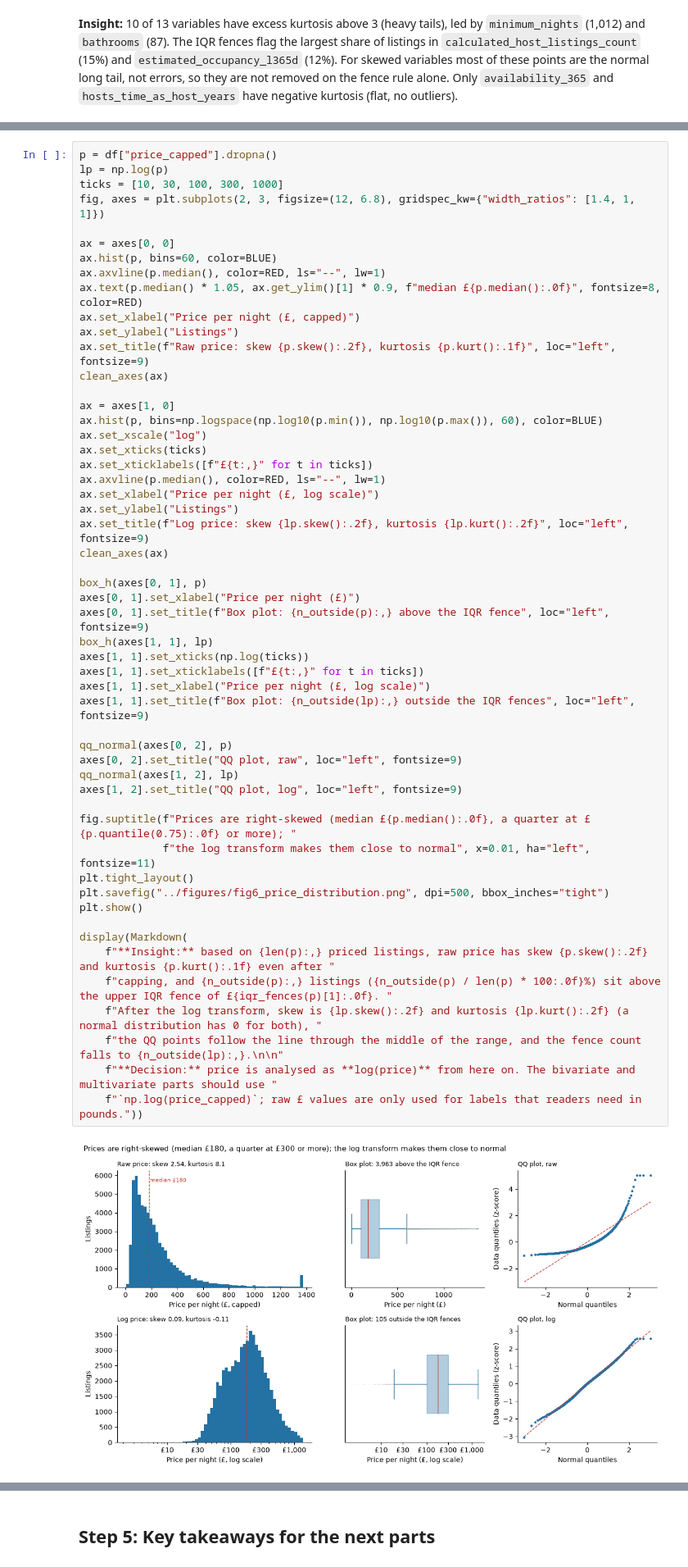
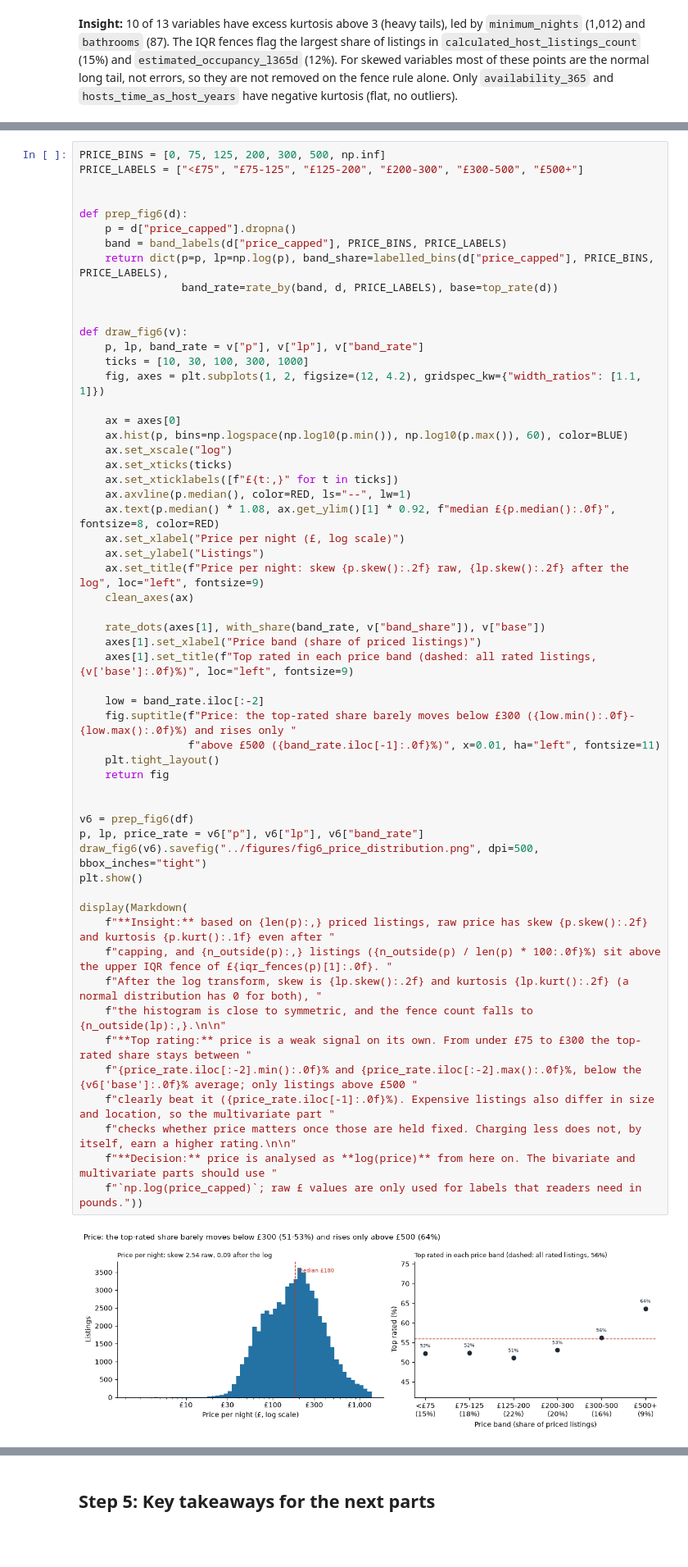
Before and after one commit to varunavy/data230-london-airbnb, a Jupyter notebook: notebooks/02_univariate_ngoc.ipynb, the cells around one changed output, grey strips where cells are left out. Shown at 82% size. Cells and saved outputs as stored; diff of their text form; blank space fills up the shorter version.

```diff
--- a/notebooks/02_univariate_ngoc.ipynb
+++ b/notebooks/02_univariate_ngoc.ipynb
@@ -181,55 +253,58 @@ Uses `price_capped` (top 1% capped in cleaning). Price is missing for 32.8% of l
 # %%
-p = df["price_capped"].dropna()
-lp = np.log(p)
-ticks = [10, 30, 100, 300, 1000]
-fig, axes = plt.subplots(2, 3, figsize=(12, 6.8), gridspec_kw={"width_ratios": [1.4, 1, 1]})
+PRICE_BINS = [0, 75, 125, 200, 300, 500, np.inf]
+PRICE_LABELS = ["<£75", "£75-125", "£125-200", "£200-300", "£300-500", "£500+"]
 
-ax = axes[0, 0]
-ax.hist(p, bins=60, color=BLUE)
-ax.axvline(p.median(), color=RED, ls="--", lw=1)
-ax.text(p.median() * 1.05, ax.get_ylim()[1] * 0.9, f"median £{p.median():.0f}", fontsize=8, color=RED)
-ax.set_xlabel("Price per night (£, capped)")
-ax.set_ylabel("Listings")
-ax.set_title(f"Raw price: skew {p.skew():.2f}, kurtosis {p.kurt():.1f}", loc="left", fontsize=9)
-clean_axes(ax)
 
-ax = axes[1, 0]
-ax.hist(p, bins=np.logspace(np.log10(p.min()), np.log10(p.max()), 60), color=BLUE)
-ax.set_xscale("log")
-ax.set_xticks(ticks)
-ax.set_xticklabels([f"£{t:,}" for t in ticks])
-ax.axvline(p.median(), color=RED, ls="--", lw=1)
-ax.set_xlabel("Price per night (£, log scale)")
-ax.set_ylabel("Listings")
-ax.set_title(f"Log price: skew {lp.skew():.2f}, kurtosis {lp.kurt():.2f}", loc="left", fontsize=9)
-clean_axes(ax)
+def prep_fig6(d):
+    p = d["price_capped"].dropna()
+    band = band_labels(d["price_capped"], PRICE_BINS, PRICE_LABELS)
+    return dict(p=p, lp=np.log(p), band_share=labelled_bins(d["price_capped"], PRICE_BINS, PRICE_LABELS),
+                band_rate=rate_by(band, d, PRICE_LABELS), base=top_rate(d))
 
-box_h(axes[0, 1], p)
-axes[0, 1].set_xlabel("Price per night (£)")
-axes[0, 1].set_title(f"Box plot: {n_outside(p):,} above the IQR fence", loc="left", fontsize=9)
-box_h(axes[1, 1], lp)
-axes[1, 1].set_xticks(np.log(ticks))
-axes[1, 1].set_xticklabels([f"£{t:,}" for t in ticks])
-axes[1, 1].set_xlabel("Price per night (£, log scale)")
-axes[1, 1].set_title(f"Box plot: {n_outside(lp):,} outside the IQR fences", loc="left", fontsize=9)
 
-qq_normal(axes[0, 2], p)
-axes[0, 2].set_title("QQ plot, raw", loc="left", fontsize=9)
-qq_normal(axes[1, 2], lp)
-axes[1, 2].set_title("QQ plot, log", loc="left", fontsize=9)
+def draw_fig6(v):
+    p, lp, band_rate = v["p"], v["lp"], v["band_rate"]
+    ticks = [10, 30, 100, 300, 1000]
+    fig, axes = plt.subplots(1, 2, figsize=(12, 4.2), gridspec_kw={"width_ratios": [1.1, 1]})
 
-fig.suptitle(f"Prices are right-skewed (median £{p.median():.0f}, a quarter at £{p.quantile(0.75):.0f} or more); "
-             f"the log transform makes them close to normal", x=0.01, ha="left", fontsize=11)
-plt.tight_layout()
-plt.savefig("../figures/fig6_price_distribution.png", dpi=500, bbox_inches="tight")
+    ax = axes[0]
+    ax.hist(p, bins=np.logspace(np.log10(p.min()), np.log10(p.max()), 60), color=BLUE)
+    ax.set_xscale("log")
+    ax.set_xticks(ticks)
+    ax.set_xticklabels([f"£{t:,}" for t in ticks])
+    ax.axvline(p.median(), color=RED, ls="--", lw=1)
+    ax.text(p.median() * 1.08, ax.get_ylim()[1] * 0.92, f"median £{p.median():.0f}", fontsize=8, color=RED)
+    ax.set_xlabel("Price per night (£, log scale)")
+    ax.set_ylabel("Listings")
+    ax.set_title(f"Price per night: skew {p.skew():.2f} raw, {lp.skew():.2f} after the log", loc="left", fontsize=9)
+    clean_axes(ax)
+
+    rate_dots(axes[1], with_share(band_rate, v["band_share"]), v["base"])
+    axes[1].set_xlabel("Price band (share of priced listings)")
+    axes[1].set_title(f"Top rated in each price band (dashed: all rated listings, {v['base']:.0f}%)", loc="left", fontsize=9)
+
+    low = band_rate.iloc[:-2]
+    fig.suptitle(f"Price: the top-rated share barely moves below £300 ({low.min():.0f}-{low.max():.0f}%) and rises only "
+                 f"above £500 ({band_rate.iloc[-1]:.0f}%)", x=0.01, ha="left", fontsize=11)
+    plt.tight_layout()
+    return fig
+
+
+v6 = prep_fig6(df)
+p, lp, price_rate = v6["p"], v6["lp"], v6["band_rate"]
+draw_fig6(v6).savefig("../figures/fig6_price_distribution.png", dpi=500, bbox_inches="tight")
 plt.show()
 
 display(Markdown(
     f"**Insight:** based on {len(p):,} priced listings, raw price has skew {p.skew():.2f} and kurtosis {p.kurt():.1f} even after "
     f"capping, and {n_outside(p):,} listings ({n_outside(p) / len(p) * 100:.0f}%) sit above the upper IQR fence of £{iqr_fences(p)[1]:.0f}. "
     f"After the log transform, skew is {lp.skew():.2f} and kurtosis {lp.kurt():.2f} (a normal distribution has 0 for both), "
-    f"the QQ points follow the line through the middle of the range, and the fence count falls to {n_outside(lp):,}.\n\n"
+    f"the histogram is close to symmetric, and the fence count falls to {n_outside(lp):,}.\n\n"
+    f"**Top rating:** price is a weak signal on its own. From under £75 to £300 the top-rated share stays between "
+    f"{price_rate.iloc[:-2].min():.0f}% and {price_rate.iloc[:-2].max():.0f}%, below the {v6['base']:.0f}% average; only listings above £500 "
+    f"clearly beat it ({price_rate.iloc[-1]:.0f}%). Expensive listings also differ in size and location, so the multivariate part "
+    f"checks whether price matters once those are held fixed. Charging less does not, by itself, earn a higher rating.\n\n"
     f"**Decision:** price is analysed as **log(price)** from here on. The bivariate and multivariate parts should use "
     f"`np.log(price_capped)`; raw £ values are only used for labels that readers need in pounds."))
 # %% [output]
-[figure, old version]
+[figure, new version]
```
Also changed, not shown: parts of 22 cells of this notebook, 9 other files.
